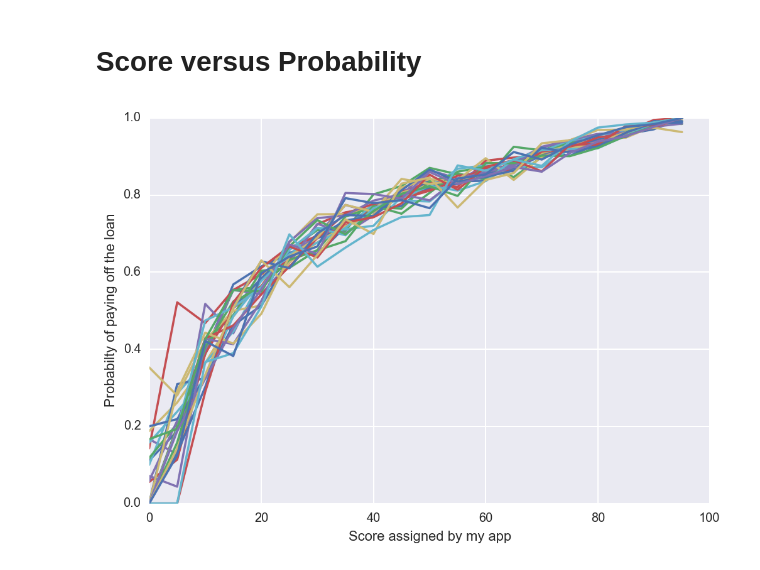
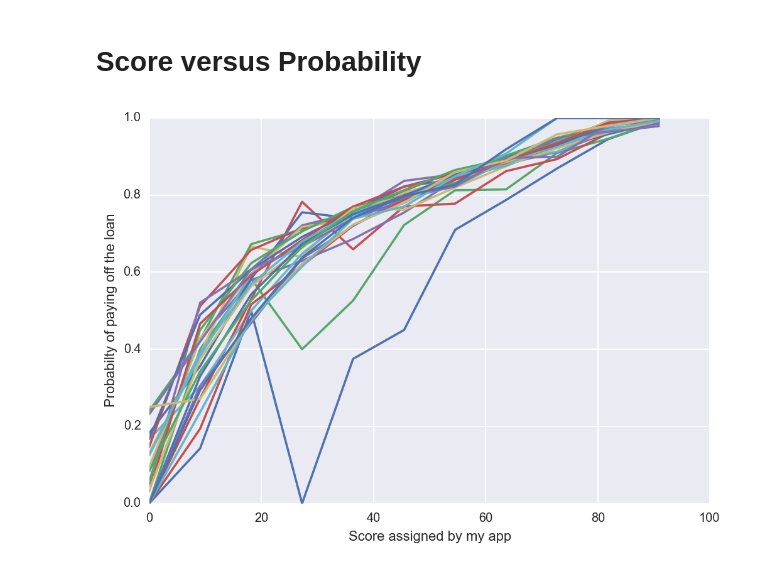
Before and after one commit to jingfengli/LendingClubPrediction, a Jupyter notebook: LendingClubCracked.ipynb, the cells around one changed output. Drawn from its saved outputs; the diff is of its cells as text; code cells hidden in the pictures.

```diff
--- a/LendingClubCracked.ipynb
+++ b/LendingClubCracked.ipynb
@@ -20,10 +16,10 @@ from sklearn.svm import SVR
 from sklearn.ensemble import RandomForestClassifier
 from sklearn import preprocessing
 from sklearn.feature_extraction import DictVectorizer
-df = pd.read_csv('/Volumes/mac/Work/JobHunt/Incubator/ipynb/LoanStats3a_securev1.csv',skiprows=1)
-dfb = pd.read_csv('/Volumes/mac/Work/JobHunt/Incubator/ipynb/LoanStats3b_securev1.csv',skiprows=1)
-dfc = pd.read_csv('/Volumes/mac/Work/JobHunt/Incubator/ipynb/LoanStats3c_securev1.csv',skiprows=1)
-dfd = pd.read_csv('/Volumes/mac/Work/JobHunt/Incubator/ipynb/LoanStats3d_securev1.csv',skiprows=1)
+df = pd.read_csv('/Volumes/mac/Work/JobHunt/Incubator/ipynb/LoanStats3a_securev1.csv',skiprows=1,low_memory=False)
+dfb = pd.read_csv('/Volumes/mac/Work/JobHunt/Incubator/ipynb/LoanStats3b_securev1.csv',skiprows=1,low_memory=False)
+dfc = pd.read_csv('/Volumes/mac/Work/JobHunt/Incubator/ipynb/LoanStats3c_securev1.csv',skiprows=1,low_memory=False)
+dfd = pd.read_csv('/Volumes/mac/Work/JobHunt/Incubator/ipynb/LoanStats3d_securev1.csv',skiprows=1,low_memory=False)
 # %%
 totdf = df
 totdf = df.append(dfb)
@@ -435,7 +420,5 @@ Name: 243, dtype: object
 # %% [markdown]
 # The distribution of scores for different outcome
-# %%
-y_prob_cmb_tot  = FinalLGR.predict_proba(np.array(y_cmb_tot).T)
 # %%
 # plot about the probabilty prediction of loans with 1, and 0.
 plt.hist(y_prob_cmb_tot,bins= 33)
@@ -457,4 +442,12 @@ plt.show()
 # %%
+NN = 20
+bins = np.linspace(0,100,NN+1)
+
+Data = StatsByGrade
+counts = np.zeros(NN)
+for i in range(NN):
+    counts[i] = Data[(Data.prob>= bins[i]) * (Data.prob< bins[i+1])].outcome.mean()
+
 grades = pd.unique(StatsByGrade['sub_grade'])
 ScoreByGrade = pd.DataFrame(columns=[grades])
 binN = 20
@@ -474,24 +467,24 @@ with open('MedianScore.pkl','wb') as out_strm:
 # %% [markdown]
 # Score versus Probability
 # %%
-# Count versus Probability for each sub_grade
-NN = 20
+# Count by Probability
+NN = 11
 bins = np.linspace(0,100,NN+1)
 for Grade in ['A1','A2','A3','A4','A5',
               'B1','B2','B3','B4','B5',
               'C1','C2','C3','C4','C5',
               'D1','D2','D3','D4','D5',
               'E1','E2','E3','E4','E5']:
     Data = StatsByGrade[StatsByGrade.sub_grade == Grade]
     counts = np.zeros(NN)
     for i in range(NN):
         counts[i] = Data[(Data.prob>= bins[i]) * (Data.prob< bins[i+1])].outcome.mean()
     plt.plot(bins[:-1],counts)
 plt.xlabel('Score assigned by my app')
 plt.ylabel('Probabilty of paying off the loan')
 plt.show()
 # %% [output]
-[figure, old version]
+[figure, new version]
 # %%
 # Test example
 session = {}
```
Also changed, not shown: parts of 13 cells of this notebook, 4 other files.
